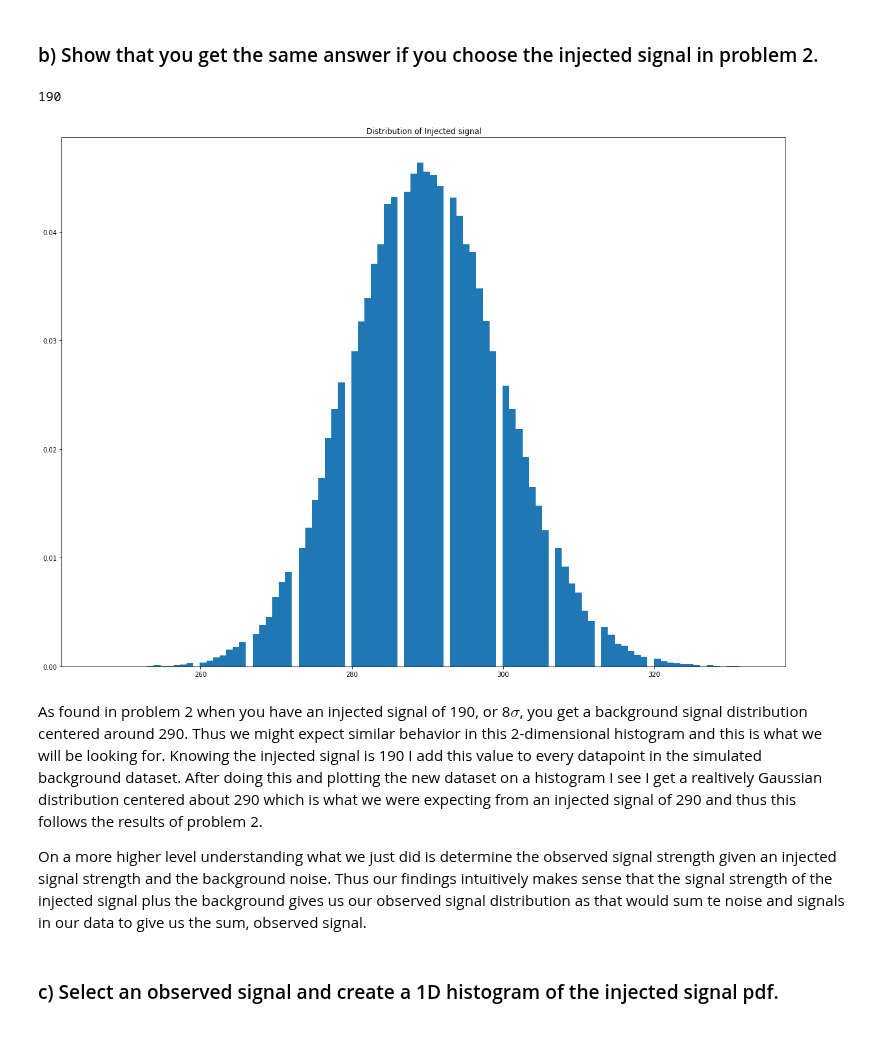
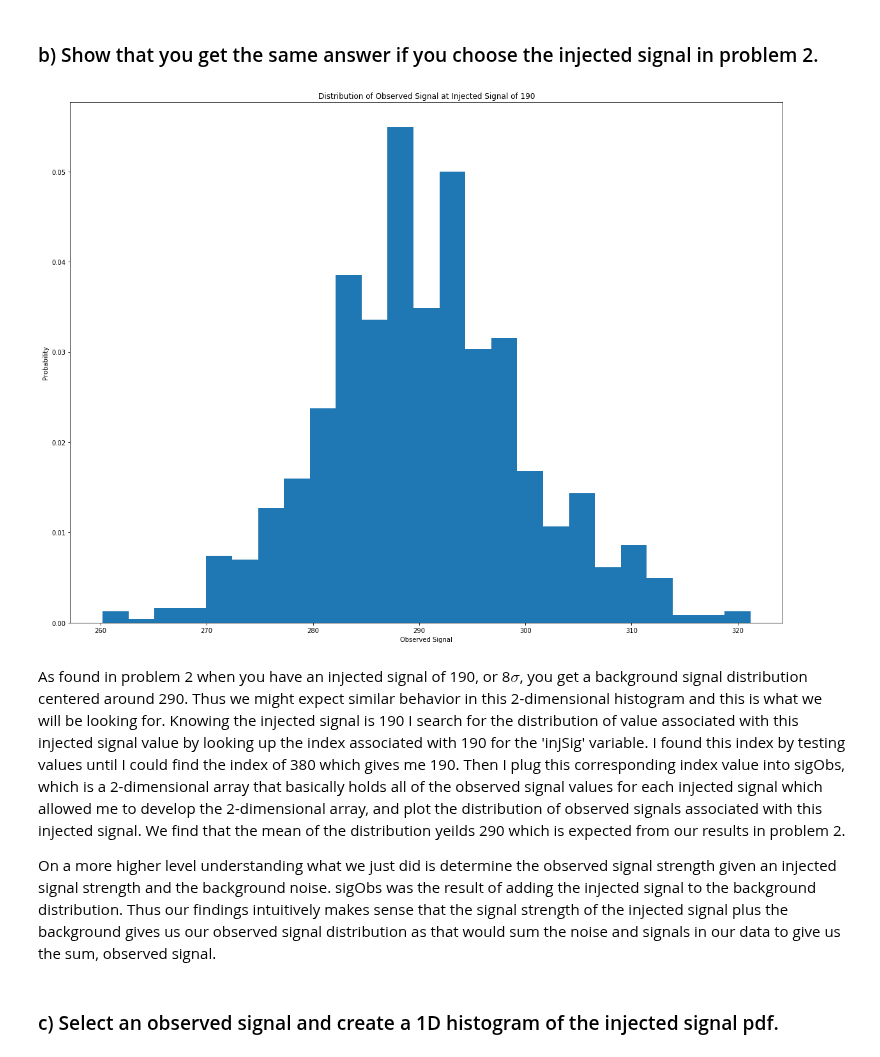
Before and after one commit to elocj/PHYS434, a Jupyter notebook: lab6/lab6.ipynb, the cells around one changed output. Cells and saved outputs as stored; diff of their text form; code cells hidden in the pictures.

```diff
--- a/lab6/lab6.ipynb
+++ b/lab6/lab6.ipynb
@@ -112,20 +94,16 @@ The histogram above is a 2-dimensional histogram and thus explains a different s
 # %% [markdown]
 ### b) Show that you get the same answer if you choose the injected signal in problem 2.
-# %%
-simData = stats.poisson.rvs(mu, size=size)
-prevInj = 190
-sig8Check = np.ones(size) * prevInj
-print(prevInj)
-injDist = sig8Check + simData
-plt.hist(injDist, bins=100, density=True)
-plt.title('Distribution of Injected signal')
-plt.show()
-# %% [output]
-190
-[figure, removed]
+# %%
+plt.hist(simObs[380], 25, density=True)
+plt.title('Distribution of Observed Signal at Injected Signal of 190')
+plt.xlabel('Observed Signal')
+plt.ylabel('Probability')
+plt.show()
+# %% [output]
+[figure, added]
 # %% [markdown]
-As found in problem 2 when you have an injected signal of 190, or 8$\sigma$, you get a background signal distribution centered around 290. Thus we might expect similar behavior in this 2-dimensional histogram and this is what we will be looking for. Knowing the injected signal is 190 I add this value to every datapoint in the simulated background dataset. After doing this and plotting the new dataset on a histogram I see I get a realtively Gaussian distribution centered about 290 which is what we were expecting from an injected signal of 290 and thus this follows the results of problem 2.
+As found in problem 2 when you have an injected signal of 190, or 8$\sigma$, you get a background signal distribution centered around 290. Thus we might expect similar behavior in this 2-dimensional histogram and this is what we will be looking for. Knowing the injected signal is 190 I search for the distribution of value associated with this injected signal value by looking up the index associated with 190 for the 'injSig' variable. I found this index by testing values until I could find the index of 380 which gives me 190. Then I plug this corresponding index value into sigObs, which is a 2-dimensional array that basically holds all of the observed signal values for each injected signal which allowed me to develop the 2-dimensional array, and plot the distribution of observed signals associated with this injected signal. We find that the mean of the distribution yeilds 290 which is expected from our results in problem 2.
 
-On a more higher level understanding what we just did is determine the observed signal strength given an injected signal strength and the background noise. Thus our findings intuitively makes sense that the signal strength of the injected signal plus the background gives us our observed signal distribution as that would sum te noise and signals in our data to give us the sum, observed signal.
+On a more higher level understanding what we just did is determine the observed signal strength given an injected signal strength and the background noise. sigObs was the result of adding the injected signal to the background distribution. Thus our findings intuitively makes sense that the signal strength of the injected signal plus the background gives us our observed signal distribution as that would sum the noise and signals in our data to give us the sum, observed signal.
 # %% [markdown]
 ### c) Select an observed signal and create a 1D histogram of the injected signal pdf.
```
Also changed, not shown: parts of 28 cells of this notebook.
